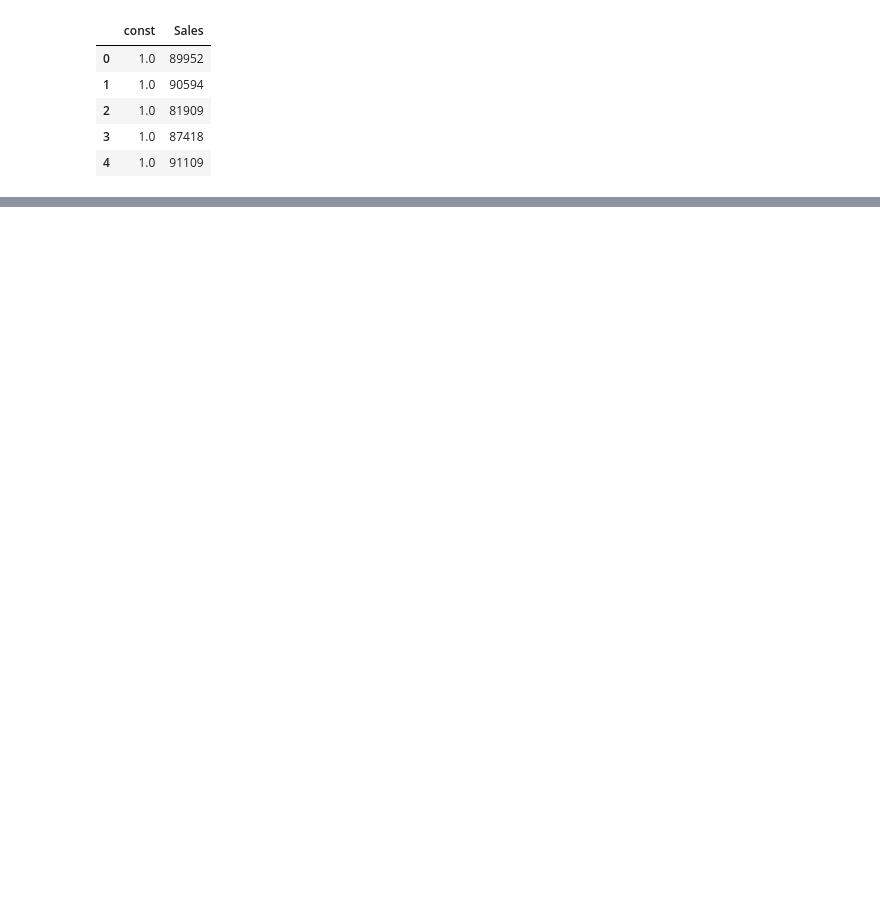
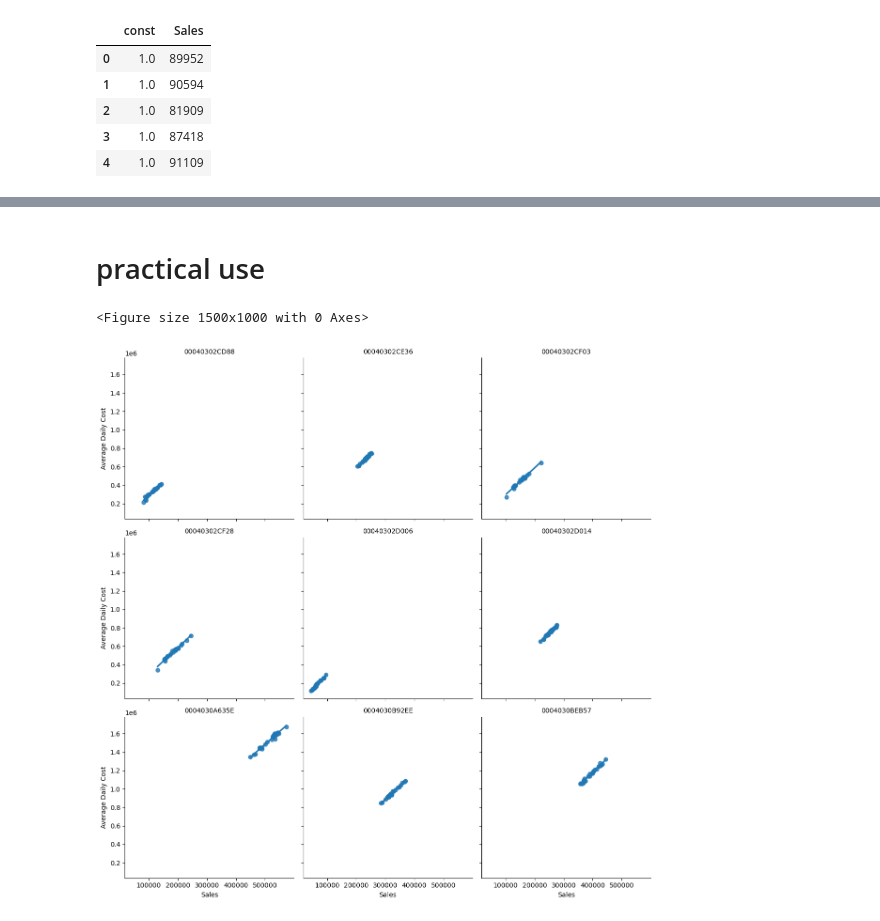
Before and after one commit to aaditkamat/QMB6945-RMS-Project, a Jupyter notebook: Linear Regression.ipynb, the cells around one changed output, grey strips where cells are left out. Drawn from its saved outputs; the diff is of its cells as text; code cells hidden in the pictures; blank space fills up the shorter version.

```diff
--- a/Linear Regression.ipynb
+++ b/Linear Regression.ipynb
@@ -128,0 +251,2 @@ strong multicollinearity or other numerical problems.
+# %% [markdown]
+# practical use
@@ -128,0 +257,18 @@ strong multicollinearity or other numerical problems.
+# %%
+import seaborn as sns
+import matplotlib.pyplot as plt
+
+# Set the size of the plot
+plt.figure(figsize=(15, 10))
+
+# Create a regression plot for each unit
+g = sns.lmplot(x="Sales", y="Average Daily Cost", col="Unit", data=df, col_wrap=3, height=4)
+
+# Set the titles for the plots
+g.set_titles("{col_name}")
+
+# Display the plot
+plt.show()
+# %% [output]
+<Figure size 1500x1000 with 0 Axes>
+[figure, added]
```
Also changed, not shown: parts of 33 cells of this notebook, 1 other file.
